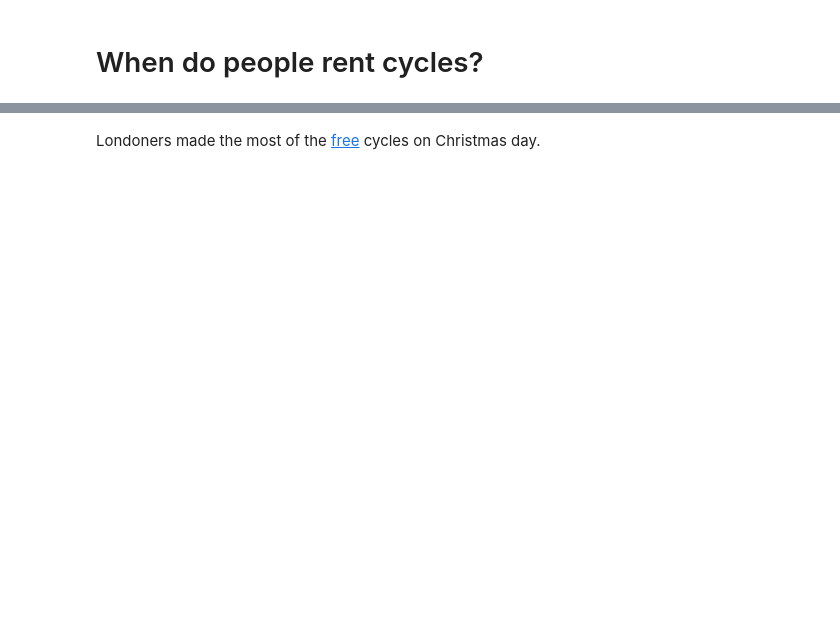
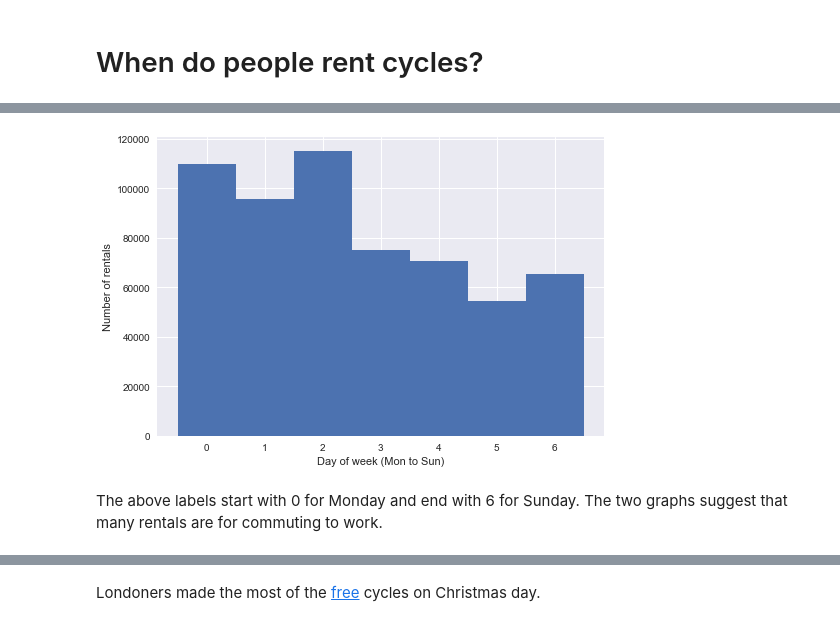
Before and after one commit to fabiangunzinger/london_cycling, a Jupyter notebook: london_cycling.ipynb, the cells around one changed output, grey strips where cells are left out. Saved outputs shown, nothing was run; the diff lists cells and outputs as text; code cells hidden in the pictures; blank space fills up the shorter version.

```diff
--- a/london_cycling.ipynb
+++ b/london_cycling.ipynb
@@ -67,0 +75,11 @@ hod | dow
+# %%
+# Rentals by day of week
+
+# labels = {0:'Mon', 1:'Tue', 2:'Wed', 3:'Thu', 4:'Fri', 5:'Sat', 6:'Sun'}
+plt.hist(df['start_date'].dt.weekday, bins=np.arange(0, 8)-0.5)
+plt.xlabel('Day of week (Mon to Sun)')
+plt.ylabel('Number of rentals');
+# %% [output]
+[figure, added]
+# %% [markdown]
+The above labels start with 0 for Monday and end with 6 for Sunday. The two graphs suggest that many rentals are for commuting to work.
```
Also changed, not shown: parts of 14 cells of this notebook, 2 other files.
